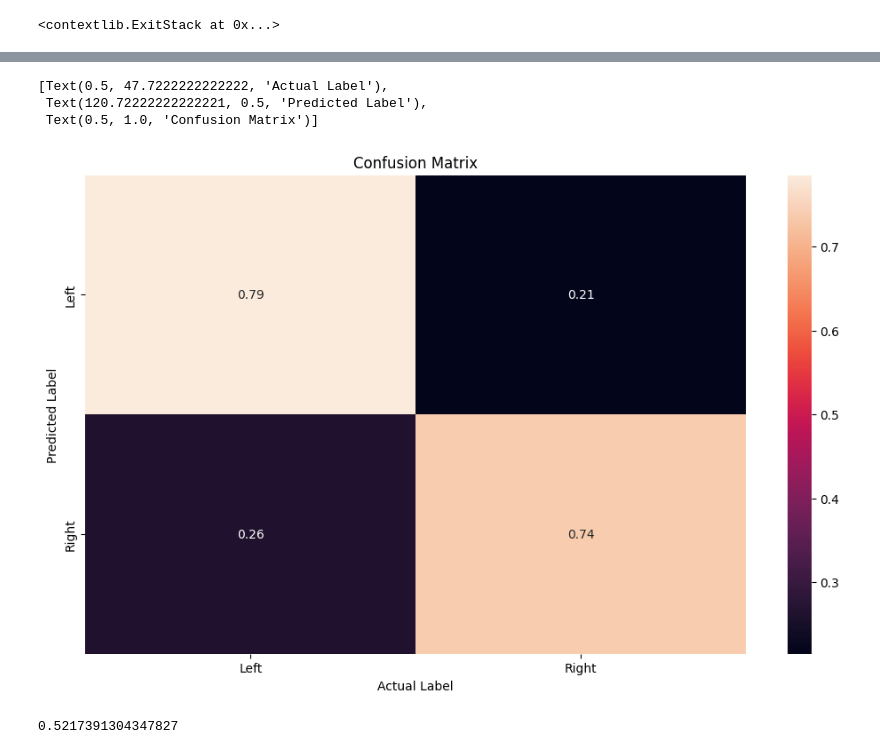
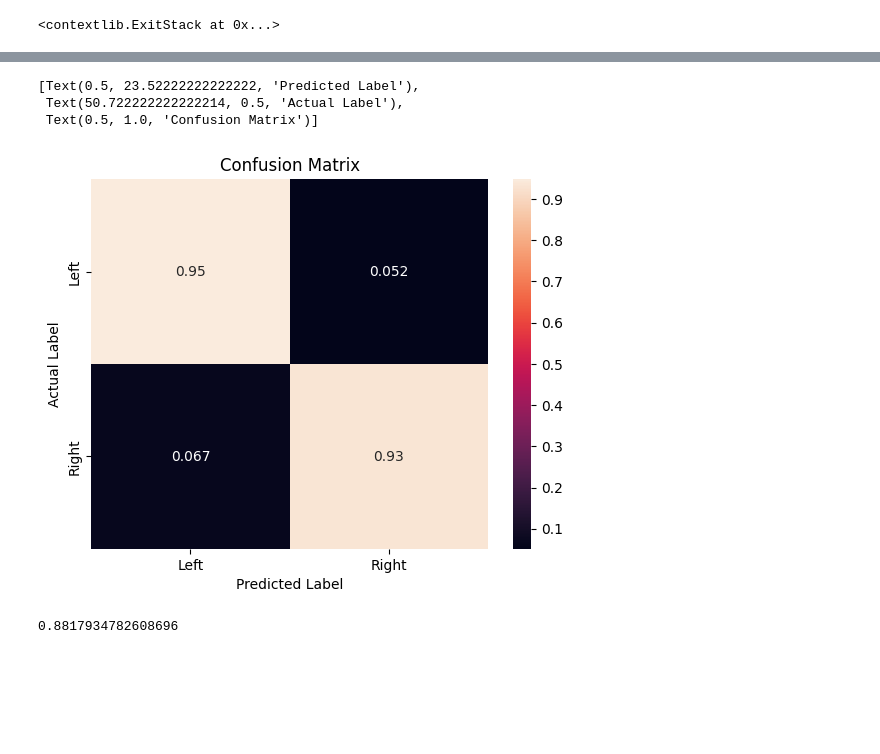
Before and after one commit to rachelkiiii/crux_project, a Jupyter notebook: src/finetuning.ipynb, the cells around one changed output, grey strips where cells are left out. Drawn from its saved outputs; the diff is of its cells as text; code cells hidden in the pictures; blank space fills up the shorter version.

Commit message:
EfficientNetV2 model

```diff
--- a/src/finetuning.ipynb
+++ b/src/finetuning.ipynb
@@ -17,7 +17,7 @@ import copy
 RANDOM_STATE = 42
 BATCH_SIZE = 8
 NUM_WORKERS = 4
-IMG_SIZE = (224, 224)
+IMG_SIZE = (384, 384)
 
 cudnn.benchmark = True
 plt.ion()   # interactive mode
@@ -211,16 +219,10 @@ def visualize_model(model, num_images=6):
                     return
         model.train(mode=was_training)
 # %%
-weights = torchvision.models.EfficientNet_B0_Weights.DEFAULT
-model = torchvision.models.efficientnet_b0(weights=weights)
+weights = torchvision.models.EfficientNet_V2_S_Weights.DEFAULT
+model = torchvision.models.efficientnet_v2_s(weights=weights)
 
-model.classifier = torch.nn.Sequential(
-    torch.nn.Dropout(p=0.2, inplace=True),
-    torch.nn.Linear(in_features=1280,
-                    out_features=2,
-                    bias=True)
-)
-
+model.classifier[1] = torch.nn.Linear(in_features=1280, out_features=2, bias=True)
 model = model.to(device)
 # %%
 criterion = nn.CrossEntropyLoss()
@@ -232,5 +234,5 @@ optimizer_ft = optim.SGD(model.parameters(), lr=0.1, momentum=0.9)
 exp_lr_scheduler = lr_scheduler.StepLR(optimizer_ft, step_size=3, gamma=0.05)
 # %%
 model = train_model(model, criterion, optimizer_ft, exp_lr_scheduler,
-                       num_epochs=15)
+                       num_epochs=10)
 # %% [output]
@@ -282,42 +284,41 @@ import seaborn as sn
 import pandas as pd
 
 y_pred = []
 y_true = []
 
 with torch.no_grad():
     # iterate over test data
     for inputs, labels in dataloaders['test']:
         inputs = inputs.to(device)
         labels = labels.to(device)
 
         output = model(inputs) # Feed Network
 
         output = (torch.max(torch.exp(output), 1)[1]).data.cpu().numpy()
         y_pred.extend(output) # Save Prediction
 
         labels = labels.data.cpu().numpy()
         y_true.extend(labels) # Save Truth
 
 # constant for classes
 classes = ('Left', 'Right')
 
 # Build confusion matrix
 cf_matrix = confusion_matrix(y_true, y_pred)
 df_cm = pd.DataFrame(cf_matrix / np.sum(cf_matrix, axis=1)[:, None], index = [i for i in classes],
                      columns = [i for i in classes])
 
-plt.figure(figsize = (12,7))
 ax = sn.heatmap(df_cm, annot=True)
-ax.set(xlabel='Actual Label', ylabel='Predicted Label', title="Confusion Matrix")
+ax.set(xlabel='Predicted Label', ylabel='Actual Label', title="Confusion Matrix")
 # %% [output]
-[Text(0.5, 47.7222222222222, 'Actual Label'),
- Text(120.72222222222221, 0.5, 'Predicted Label'),
+[Text(0.5, 23.52222222222222, 'Predicted Label'),
+ Text(50.722222222222214, 0.5, 'Actual Label'),
  Text(0.5, 1.0, 'Confusion Matrix')]
-[figure, old version]
+[figure, new version]
 # %%
 acc = (df_cm['Left']['Left'] + df_cm['Right']['Right']) / 2
 kappa = (acc-0.5)/0.5
 
 kappa
 # %% [output]
-0.5217391304347827
+0.8817934782608696
```
Also changed, not shown: parts of 6 cells of this notebook, 2 other files.
